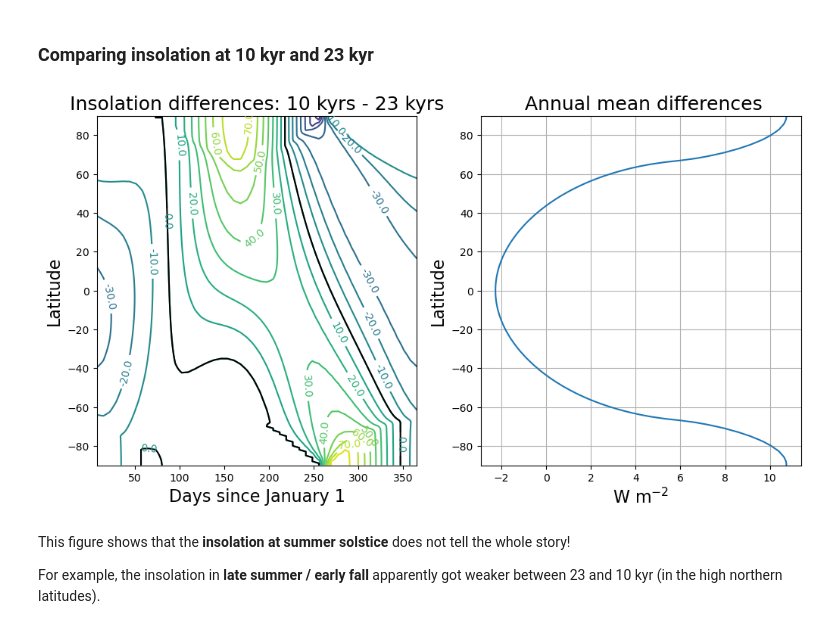
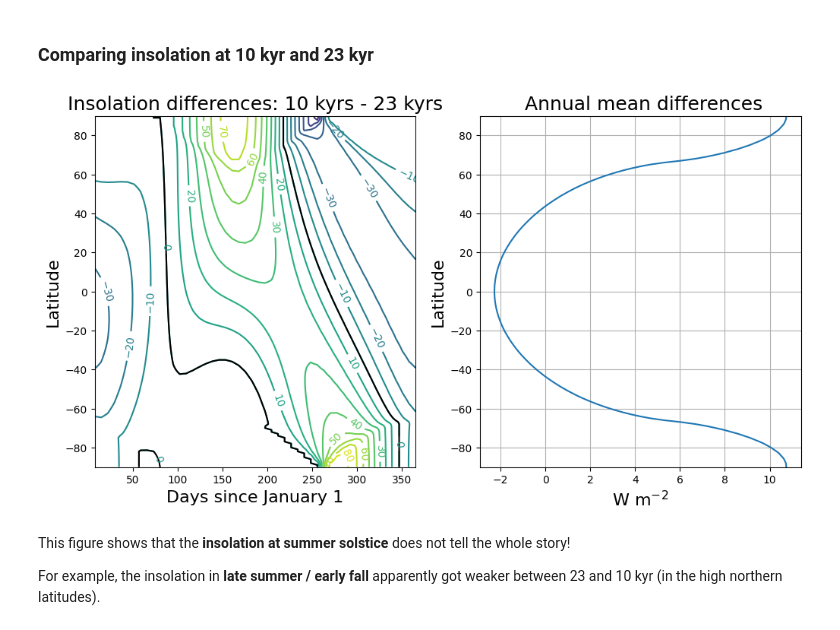
Before and after one commit to spencerahill/climate-book, a Jupyter notebook: notebooks/radn_orbital.ipynb, the cells around one changed output. Drawn from its saved outputs; the diff is of its cells as text; code cells hidden in the pictures.

```diff
--- a/notebooks/radn_orbital.ipynb
+++ b/notebooks/radn_orbital.ipynb
@@ -423,25 +421,25 @@ Q_23 = daily_insolation( lat, days, orb_23 )
 # %%
 fig = plt.figure( figsize=(12,6) )
 
 
 ax1 = fig.add_subplot(1,2,1)
 Qdiff = Q_10 - Q_23
 CS1 = ax1.contour( days, lat, Qdiff, levels = np.arange(-100., 100., 10.) )
-ax1.clabel(CS1, CS1.levels, inline=True, fmt='%r', fontsize=10)
+ax1.clabel(CS1, CS1.levels, inline=True, fontsize=10)
 ax1.contour( days, lat, Qdiff, levels = [0], colors='k' )
 ax1.set_xlabel('Days since January 1', fontsize=16 )
 ax1.set_ylabel('Latitude', fontsize=16 )
 ax1.set_title('Insolation differences: 10 kyrs - 23 kyrs', fontsize=18 )
 
 ax2 = fig.add_subplot(1,2,2)
 ax2.plot( np.mean( Qdiff, axis=1 ), lat )
 ax2.set_xlabel('W m$^{-2}$', fontsize=16 )
 ax2.set_ylabel( 'Latitude', fontsize=16 )
 ax2.set_title(' Annual mean differences', fontsize=18 )
 ax2.set_ylim((-90,90))
 ax2.grid()
 # %% [output]
-[figure, old version]
+[figure, new version]
 # %% [markdown]
 This figure shows that the **insolation at summer solstice** does not tell the whole story!
 
```
Also changed, not shown: parts of 12 cells of this notebook, 7 other files.
